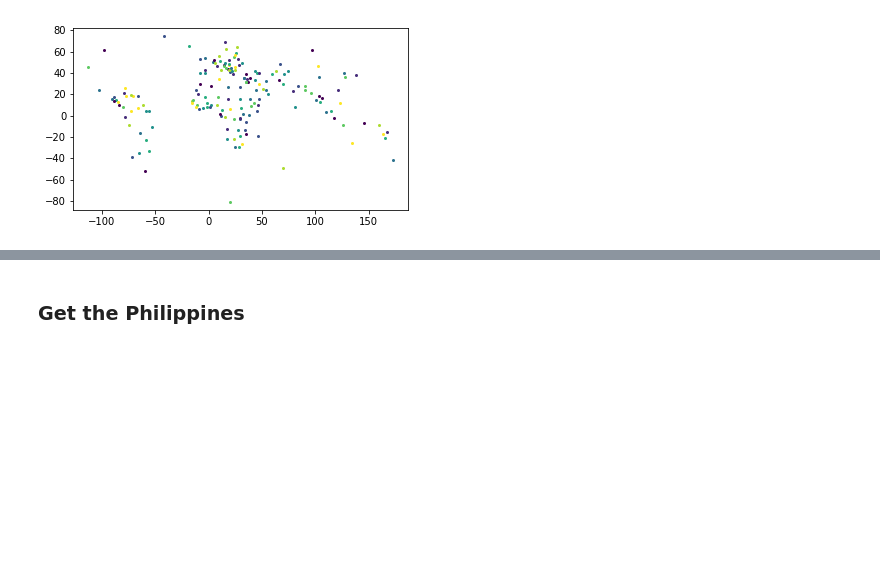
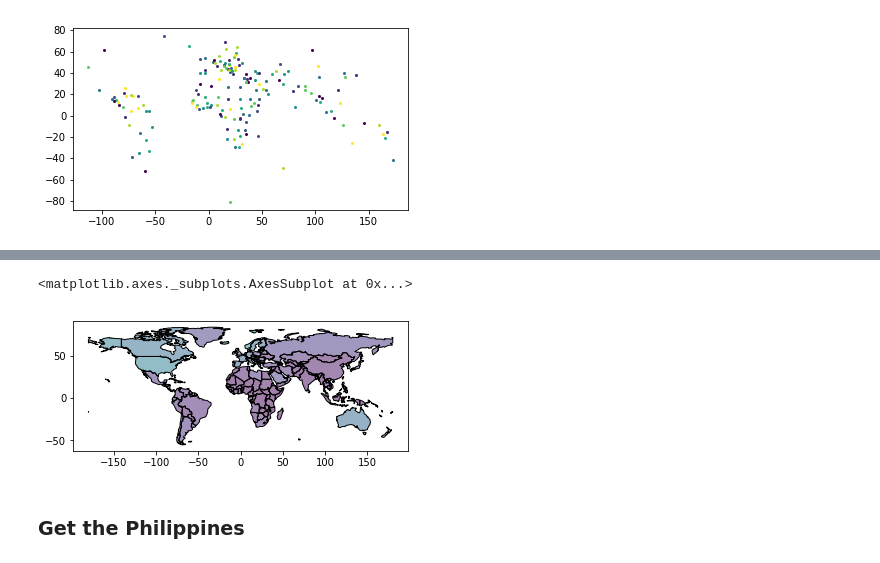
Before and after one commit to fjcamillo/Learn-GeoPandas, a Jupyter notebook: project_files/GeoPandas.ipynb, the cells around one changed output, grey strips where cells are left out. Cells and saved outputs as stored; diff of their text form; code cells hidden in the pictures; blank space fills up the shorter version.

```diff
--- a/project_files/GeoPandas.ipynb
+++ b/project_files/GeoPandas.ipynb
@@ -45,3 +52,10 @@ world.plot()
+# %%
+world = world[(world.pop_est>0) & (world.name!="Antarctica")]
+world['gdp_per_cap'] = world.gdp_md_est / world.pop_est
+world.plot(column='gdp_per_cap')
+# %% [output]
+<matplotlib.axes._subplots.AxesSubplot at 0x...>
+[figure, added]
 # %% [markdown]
 ### Get the Philippines
 # %%
```
Also changed, not shown: parts of 2 cells of this notebook.
